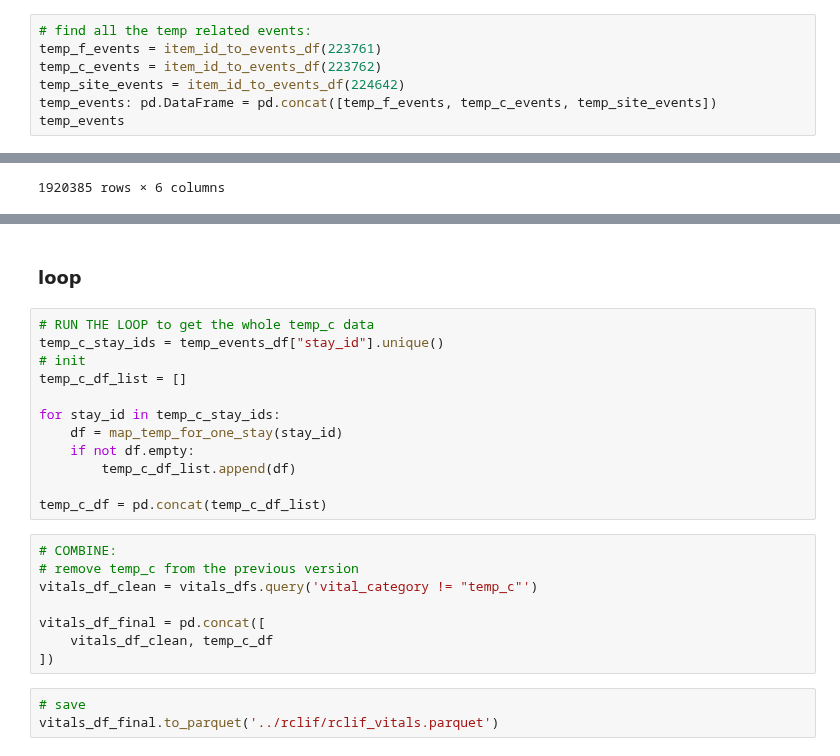
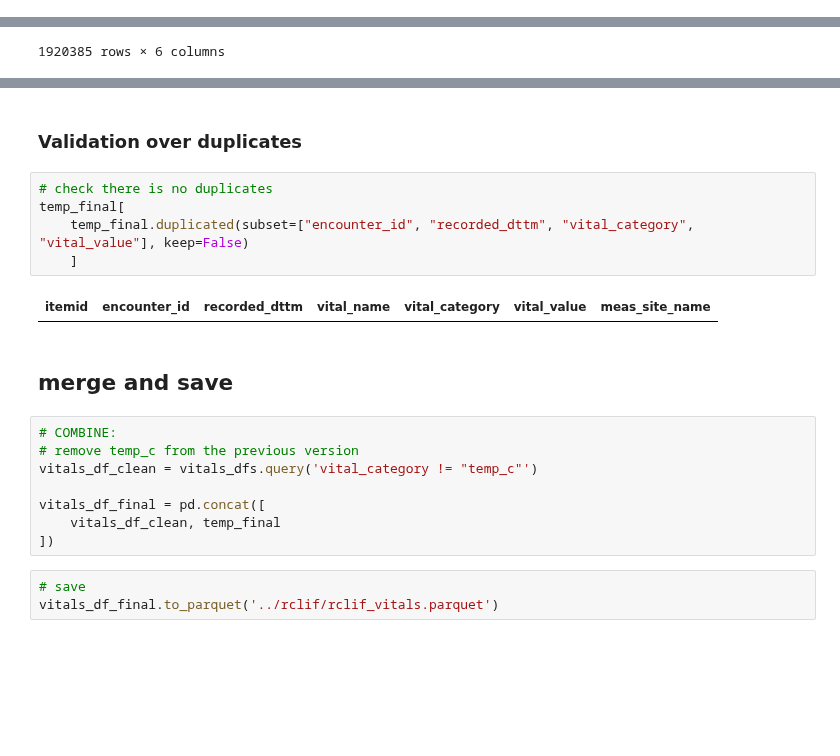
Before and after one commit to oldsandiaz/mimicclif, a Jupyter notebook: code/mimic-to-clif.ipynb, the cells around one changed output, grey strips where cells are left out. Cells and saved outputs as stored; diff of their text form; blank space fills up the shorter version.

```diff
--- a/code/mimic-to-clif.ipynb
+++ b/code/mimic-to-clif.ipynb
@@ -347,10 +364,3 @@ temp_events
 | 313644876 | 19999987 | 23865745 | 36195440 | 2145-11-04 20:00:00 | 224642 | Oral | None |
 | 313644991 | 19999987 | 23865745 | 36195440 | 2145-11-04 21:00:00 | 224642 | Oral | None |
 3622977 rows × 7 columns
-# %%
-# find all the temp related events:
-temp_f_events = item_id_to_events_df(223761)
-temp_c_events = item_id_to_events_df(223762)
-temp_site_events = item_id_to_events_df(224642)
-temp_events: pd.DataFrame = pd.concat([temp_f_events, temp_c_events, temp_site_events])
-temp_events
@@ -540,24 +430,21 @@ processing stay_id = 33876313
-# %% [markdown]
-### loop
-# %%
-# RUN THE LOOP to get the whole temp_c data
-temp_c_stay_ids = temp_events_df["stay_id"].unique()
-# init
-temp_c_df_list = []
-
-for stay_id in temp_c_stay_ids:
-    df = map_temp_for_one_stay(stay_id)
-    if not df.empty:
-        temp_c_df_list.append(df)
-
-temp_c_df = pd.concat(temp_c_df_list)
+# %% [markdown]
+### Validation over duplicates
+# %%
+# check there is no duplicates
+temp_final[
+    temp_final.duplicated(subset=["encounter_id", "recorded_dttm", "vital_category", "vital_value"], keep=False)
+    ]
+# %% [output]
+| itemid | encounter_id | recorded_dttm | vital_name | vital_category | vital_value | meas_site_name |
+# %% [markdown]
+## merge and save
 # %%
 # COMBINE:
 # remove temp_c from the previous version
 vitals_df_clean = vitals_dfs.query('vital_category != "temp_c"')
 
 vitals_df_final = pd.concat([
-    vitals_df_clean, temp_c_df
+    vitals_df_clean, temp_final
 ])
 # %%
 # save
```
Also changed, not shown: parts of 13 cells of this notebook, 4 other files.
